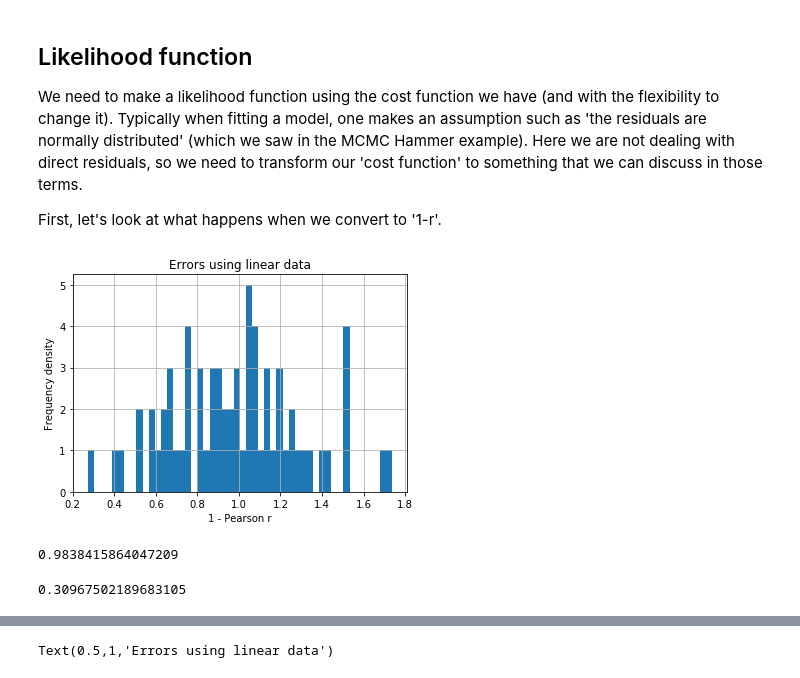
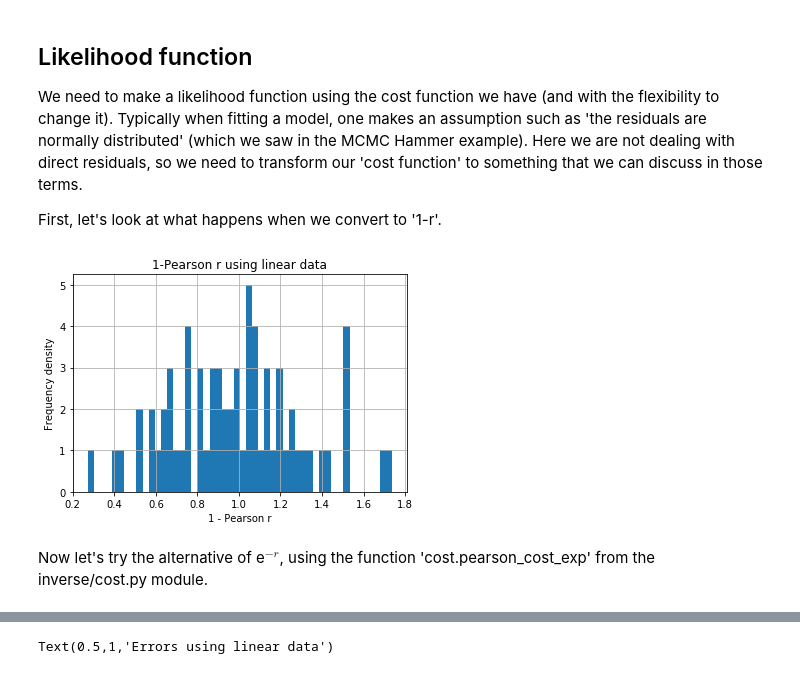
Before and after one commit to Raj-Lab-UCSF/spectrome, a Jupyter notebook: SCFC-spectral-python/SCFC/notebooks/New-filtered-data.ipynb, the cells around one changed output, grey strips where cells are left out. Drawn from its saved outputs; the diff is of its cells as text; code cells hidden in the pictures.

```diff
--- a/SCFC-spectral-python/SCFC/notebooks/New-filtered-data.ipynb
+++ b/SCFC-spectral-python/SCFC/notebooks/New-filtered-data.ipynb
@@ -211,15 +210,15 @@ We need to make a likelihood function using the cost function we have (and with
 
 First, let's look at what happens when we convert to '1-r'.
 # %%
-error3, list_of_errors3 = cost.pearson_cost(FMEGdownsample, freq_model)
+error3, list_of_errors3 = cost.pearson_cost_oneminus(FMEGdownsample, freq_model)
 # %%
 fig6 = mpl.figure(num=5, figsize = (6,4))
 mpl.hist(list_of_errors3, 50)
 
 mpl.grid(True)
 mpl.xlabel('1 - Pearson r')
 mpl.ylabel('Frequency density')
-mpl.title('Errors using linear data')
-fig4.savefig("1-Pearsonr-patient1-lineardata", bbox_inches='tight')
+mpl.title('1-Pearson r using linear data')
+fig6.savefig("Pearsonr_oneminus-patient1-lineardata", bbox_inches='tight')
 # %% [output]
-[figure, old version]
+[figure, new version]
@@ -230,8 +225,2 @@ m, s = stats.norm.fit(list_of_errors3)
-# %%
-m
-# %% [output]
-0.9838415864047209
-# %%
-s
-# %% [output]
-0.30967502189683105
+# %% [markdown]
+Now let's try the alternative of e$^{-r}$, using the function 'cost.pearson_cost_exp' from the inverse/cost.py module.
```
Also changed, not shown: parts of 30 cells of this notebook.
